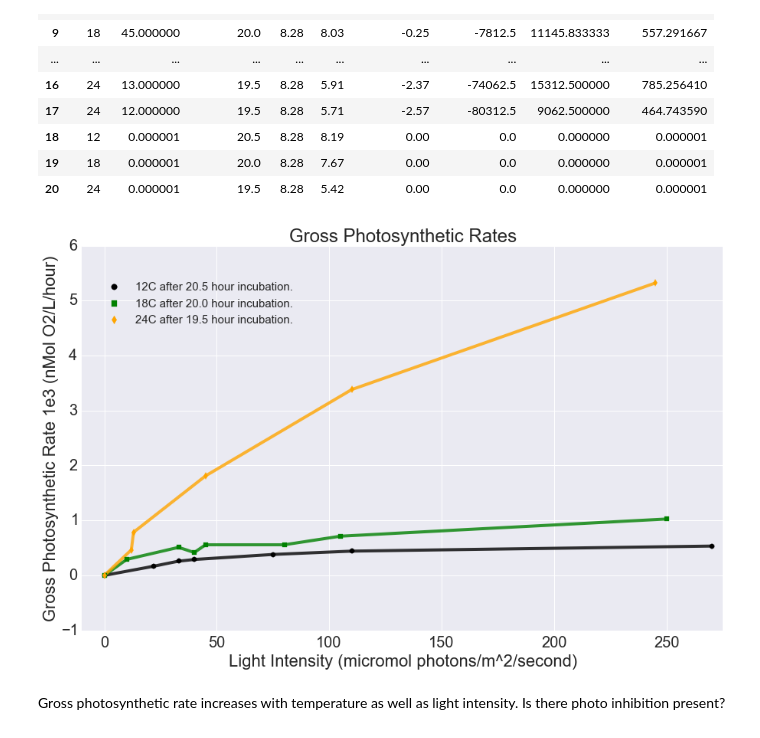
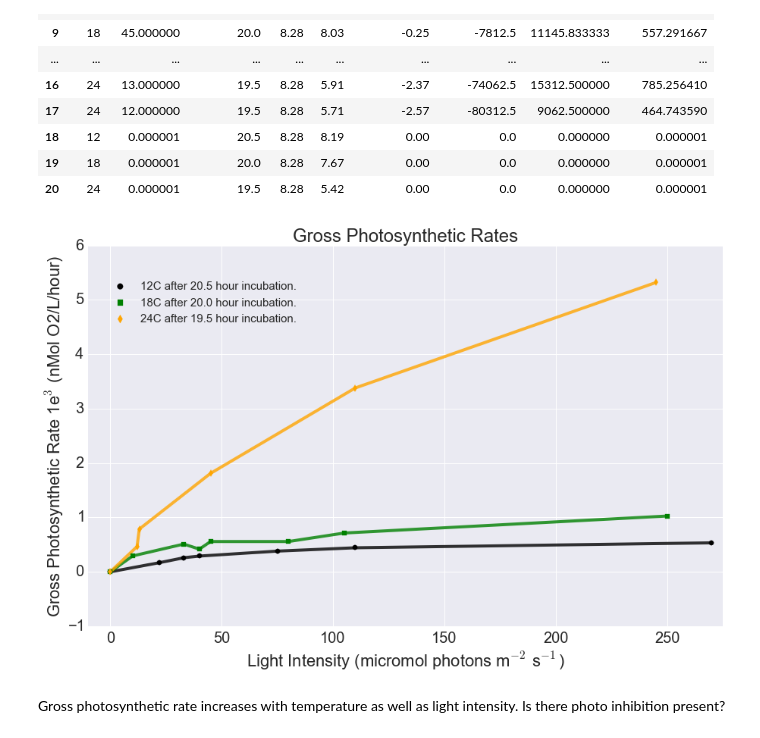
Before and after one commit to yinleon/biological-oceanography, a Jupyter notebook: light_dark_exp.ipynb, the cells around one changed output. Saved outputs shown, nothing was run; the diff lists cells and outputs as text; code cells hidden in the pictures.

```diff
--- a/light_dark_exp.ipynb
+++ b/light_dark_exp.ipynb
@@ -150,29 +149,29 @@ Table 2. Gross Photosynthesis
 # %%
 # initialize the plot
 fig = plt.figure()
 ax = fig.add_subplot(111)
-ax.set_ylabel('Gross Photosynthetic Rate 1e3 (nMol O2/L/hour)')
-ax.set_xlabel('Light Intensity (micromol photons/m^2/second)')
+ax.set_ylabel(r'Gross Photosynthetic Rate 1e$^{3}$ (nMol O2/L/hour)')
+ax.set_xlabel(r'Light Intensity (micromol photons m$^{-2}$ s$^{-1}$)')
 ax.set_xlim(-10,275)
 #ax.set_ylim(-1,6)
 
 # for each temperature regime let's plot the points!
 for i in range(tempCount):
     plot2 = df2[df2.temp==temps[i]]
 
     x = plot2.parFlux
     y = plot2.grossPhotoRate/1e3
 
     ax.scatter(x,y,color=colorSwatch[i],s=40,marker=marker[i],label=str(temps[i])+"C after "+str(np.asarray(plot2.elapsedTime,dtype=np.float)[0])+" hour incubation.",zorder=10)
     ax.plot(x,y,color=colorSwatch[i],linewidth=4,alpha = .8,zorder=1)
 
 
 ax.legend(scatterpoints=1,markerscale=1.2, loc='center',
                     bbox_to_anchor=(.18,.85),ncol=1,prop={'size':15},frameon=False)
 plt.title('Gross Photosynthetic Rates')
 plt.show();
 # %% [output]
-[figure, old version]
+[figure, new version]
 # %% [markdown]
 Gross photosynthetic rate increases with temperature as well as light intensity. Is there photo inhibition present?
 # %% [markdown]
```
Also changed, not shown: parts of 3 cells of this notebook.
